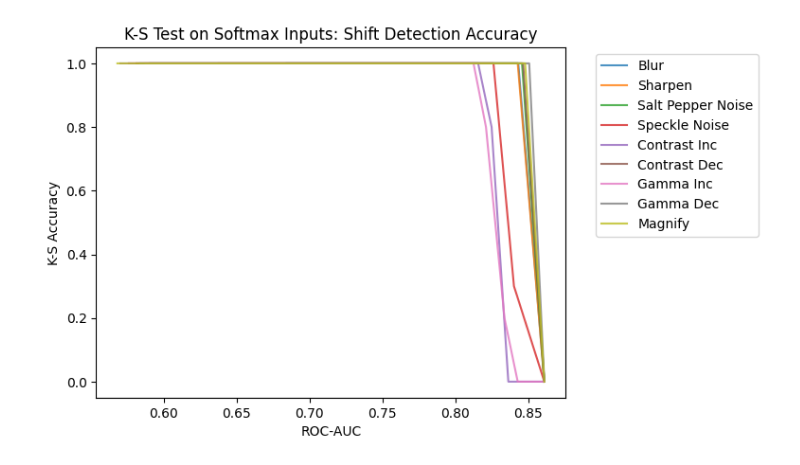
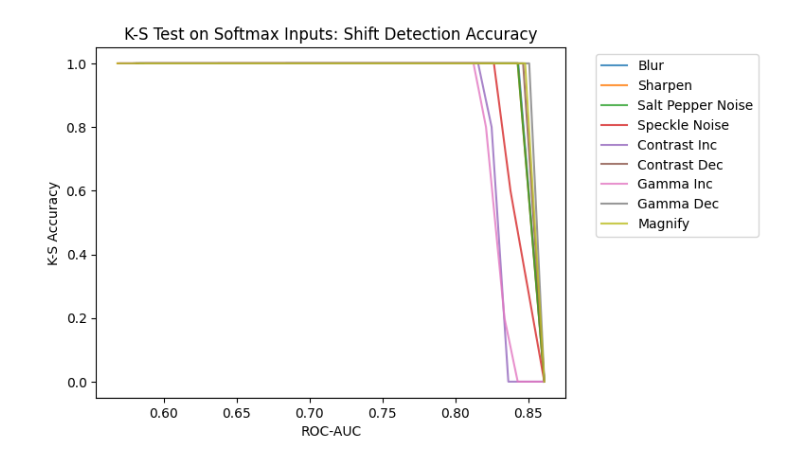
Before and after one commit to leeping-ng/med-img-monitoring, a Jupyter notebook: src/tf_signal_vs_rocauc_results.ipynb, the cells around one changed output. Cells and saved outputs as stored; diff of their text form; code cells hidden in the pictures.

```diff
--- a/src/tf_signal_vs_rocauc_results.ipynb
+++ b/src/tf_signal_vs_rocauc_results.ipynb
@@ -54,6 +54,6 @@ dataframes[0]
 # %%
 for df_tf in dataframes:
-    plt.plot(df_tf["K-S SM roc"], df_tf["K-S SM signal"])
+    plt.plot(df_tf["ROC-AUC"], df_tf["K-S SM signal"])
 plt.legend(TRANSFORMS, bbox_to_anchor=(1.05, 1.0), loc="upper left")
 plt.title("K-S Test on Softmax Inputs: Response to Transforms")
 plt.xlabel("ROC-AUC")
@@ -63,0 +64,8 @@ plt.show()
+# %%
+for df_tf in dataframes:
+    plt.plot(df_tf["ROC-AUC"], df_tf["MMD UE signal"])
+plt.legend(TRANSFORMS, bbox_to_anchor=(1.05, 1.0), loc="upper left")
+plt.title("MMD Test on Untrained Encoder Inputs: Response to Transforms")
+plt.xlabel("ROC-AUC")
+plt.ylabel("MME UE signal")
+plt.show()
@@ -63,0 +74,8 @@ plt.show()
+# %%
+for df_tf in dataframes:
+    plt.plot(df_tf["ROC-AUC"], df_tf["MMD TE signal"])
+plt.legend(TRANSFORMS, bbox_to_anchor=(1.05, 1.0), loc="upper left")
+plt.title("MMD Test on Trained Encoder Inputs: Response to Transforms")
+plt.xlabel("ROC-AUC")
+plt.ylabel("MME TE signal")
+plt.show()
@@ -64,11 +84,11 @@ plt.show()
 # %%
 for df_tf in dataframes:
-    plt.plot(df_tf["K-S SM roc"], df_tf["K-S SM acc"], alpha=0.8)
+    plt.plot(df_tf["ROC-AUC"], df_tf["K-S SM acc"], alpha=0.8)
 
 plt.legend(TRANSFORMS, bbox_to_anchor=(1.05, 1.0), loc="upper left")
 plt.title("K-S Test on Softmax Inputs: Shift Detection Accuracy")
 plt.xlabel("ROC-AUC")
 plt.ylabel("K-S Accuracy")
 plt.show()
 # %% [output]
-[figure, old version]
+[figure, new version]
```
Also changed, not shown: parts of 7 cells of this notebook, 1 other file.
